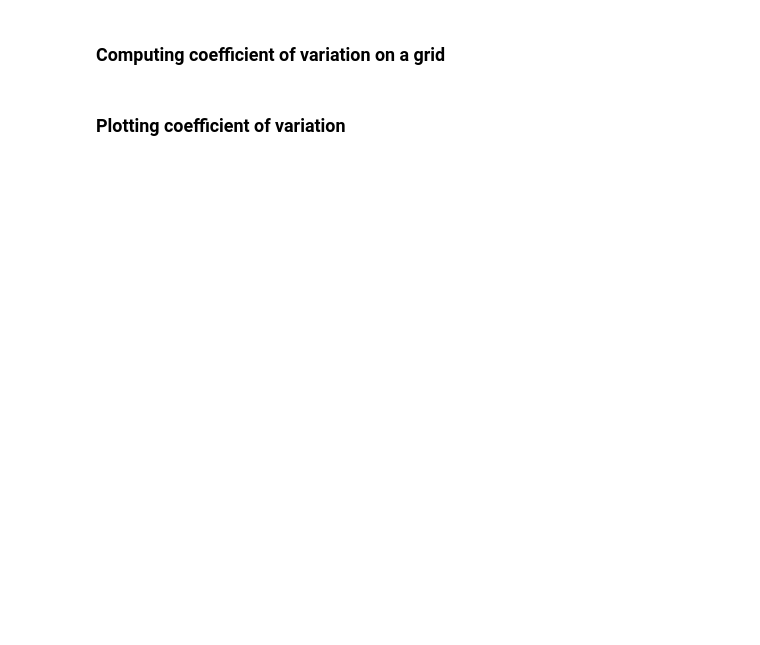
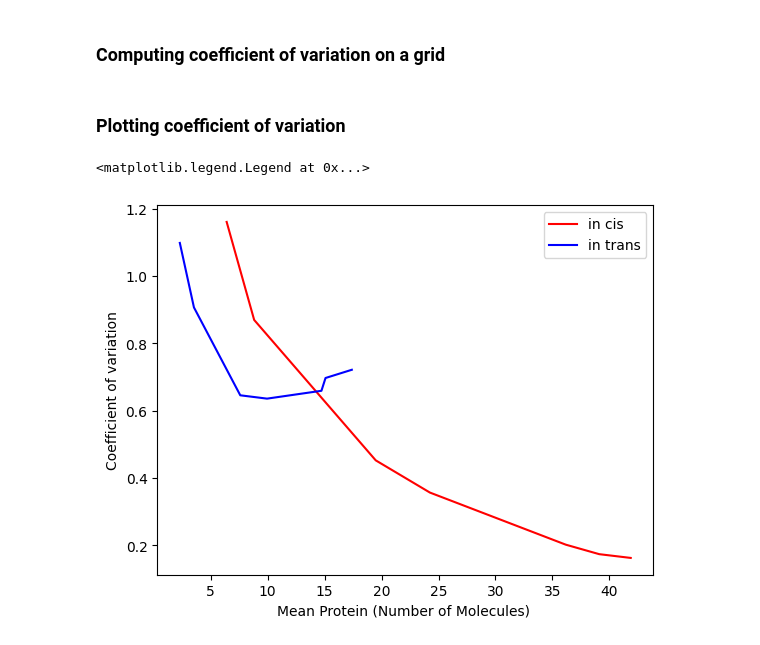
Before and after one commit to aivarsoo/ssa-solvers, a Jupyter notebook: notebooks/autorepressor.ipynb, the cells around one changed output. Cells and saved outputs as stored; diff of their text form; code cells hidden in the pictures; blank space fills up the shorter version.

```diff
--- a/notebooks/autorepressor.ipynb
+++ b/notebooks/autorepressor.ipynb
@@ -125,12 +128,15 @@ for atc in atc_grid:
 # %%
 species_idx_incis = 1
 species_idx_intrans = 2
 
 plt.figure()
 plt.plot(torch.stack(mean_incis)[:, species_idx_incis, :],
          torch.stack(cov_incis)[:, species_idx_incis, :], 'r', label='in cis' )
 plt.plot(torch.stack(mean_intrans)[:, species_idx_intrans, :],
          torch.stack(cov_intrans)[:, species_idx_intrans, :], 'b', label='in trans')
 plt.xlabel('Mean Protein (Number of Molecules) ')
 plt.ylabel('Coefficient of variation')
-# plt.legend()
+plt.legend()
+# %% [output]
+<matplotlib.legend.Legend at 0x...>
+[figure, added]
```
Also changed, not shown: parts of 2 cells of this notebook, 10 other files.
